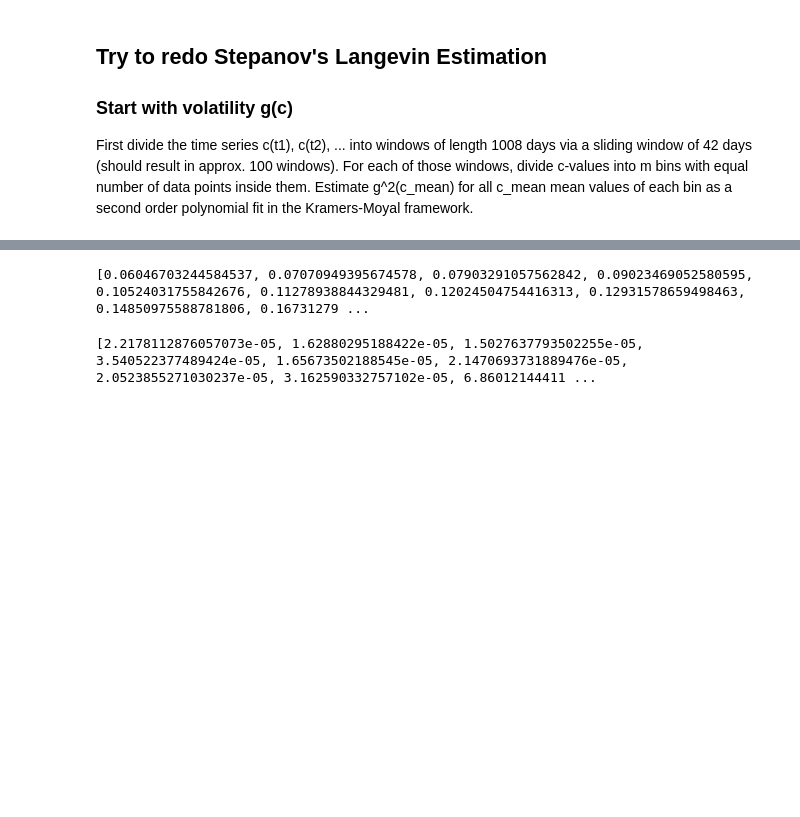
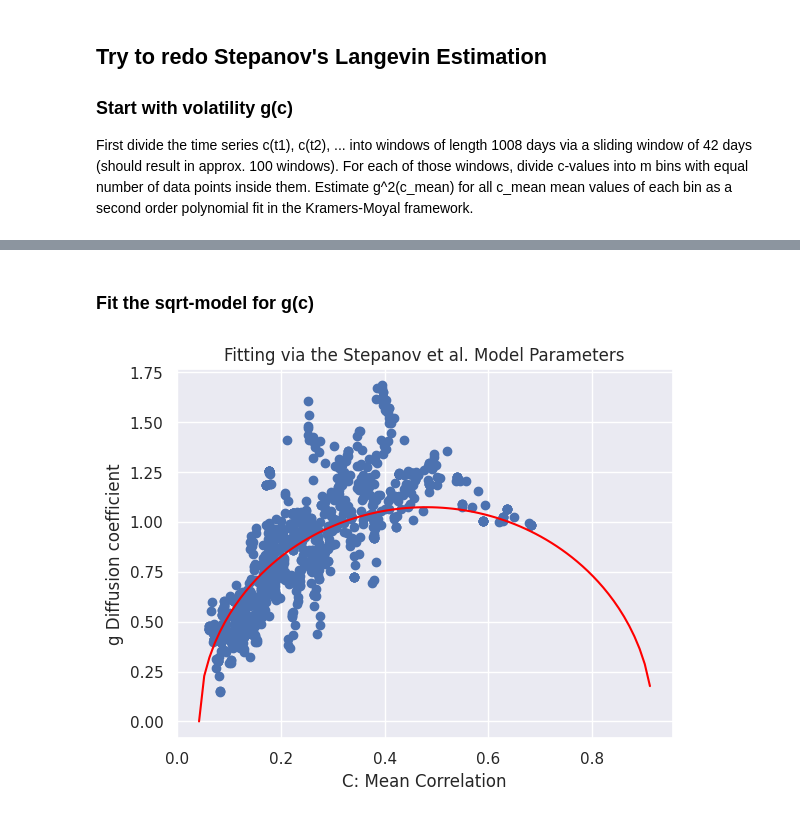
Before and after one commit to TobiasW1891/Finance-Redone, a Jupyter notebook: Compare to Stepanov.ipynb, the cells around one changed output, grey strips where cells are left out. Cells and saved outputs as stored; diff of their text form; code cells hidden in the pictures; blank space fills up the shorter version.

```diff
--- a/Compare to Stepanov.ipynb
+++ b/Compare to Stepanov.ipynb
@@ -464,28 +332,0 @@ for i in range(10):
-# %%
-# this loop goes through all bins (i), then calculates the expectation value for the tau lags (delta_t loop) and interpolates the g^2
-
-for i in list(set(c_window_bins[:,1])):
-    indices_c_ith_bin = np.arange(T)[(c_window_bins[:,1]==i)] # indices of all c-values in the current window that are in ith bin
-    mean_ith_bin = np.mean(c_window[indices_c_ith_bin])
-    indices_c_ith_bin = indices_c_ith_bin[indices_c_ith_bin+10 < len(c_window)] # else the computation of the difference is out of window range
-
-
-    FitData = np.zeros((Tau_max,2))  # used for the polynomial fit
-    FitData[:,0] = np.arange(1,Tau_max+1)
-    j = 0
-
-
-    for delta_t in FitData[:,0]:
-        indices_shift = (indices_c_ith_bin + delta_t).astype("int") # shift indices to compute mean for various tau values
-        FitData[int(delta_t)-1,1] = np.mean((c_window[indices_c_ith_bin] - c_window[indices_shift])**2.) / delta_t
-        #print(delta_t)
-        j = j+1
-    print(FitData)
-    # squared polynomial for Kramers Moyal Estimation
-    model = np.poly1d(np.polyfit(FitData[:,0], FitData[:,1], 2))
-
-    # model(0) is the limit according to Kramers-Moyal Framework for g^2(c_mean_bin)
-    #    BEWARE: Take root of model(0) to estimate g(c)
-    #print(i, np.round(mean_ith_bin,2),np.round(model(0),5))
-    MeanCList.append(mean_ith_bin)
-    GSquaredList.append(model(0))
@@ -518,8 +333,21 @@ print(np.round(GSquaredList,5))
-# %%
-print(MeanCList)
-# %% [output]
-[0.06046703244584537, 0.07070949395674578, 0.07903291057562842, 0.09023469052580595, 0.10524031755842676, 0.11278938844329481, 0.12024504754416313, 0.12931578659498463, 0.14850975588781806, 0.16731279 ...
-# %%
-print(GSquaredList)
-# %% [output]
-[2.2178112876057073e-05, 1.62880295188422e-05, 1.5027637793502255e-05, 3.540522377489424e-05, 1.65673502188545e-05, 2.1470693731889476e-05, 2.0523855271030237e-05, 3.162590332757102e-05, 6.86012144411 ...
+# %% [markdown]
+### Fit the sqrt-model for g(c)
+# %%
+def g_model(c, Lambda, cmin, cmax):
+
+    return(Lambda*np.sqrt((c-cmin)*(cmax-c)))
+# %%
+L = 0.0245
+c_min = 0.042
+c_max = 0.918
+crange = np.arange(c_min, c_max, 0.01)
+g_hat = g_model(crange, L, c_min, c_max)
+# %%
+plt.scatter(MeanCList, np.sqrt(GSquaredList)*10**2)
+plt.plot(crange, g_hat*10**2, c="red")
+plt.xlabel("C: Mean Correlation")
+plt.ylabel("g Diffusion coefficient")
+plt.title("Fitting via the Stepanov et al. Model Parameters")
+plt.show()
+# %% [output]
+[figure, added]
```
Also changed, not shown: parts of 21 cells of this notebook.
